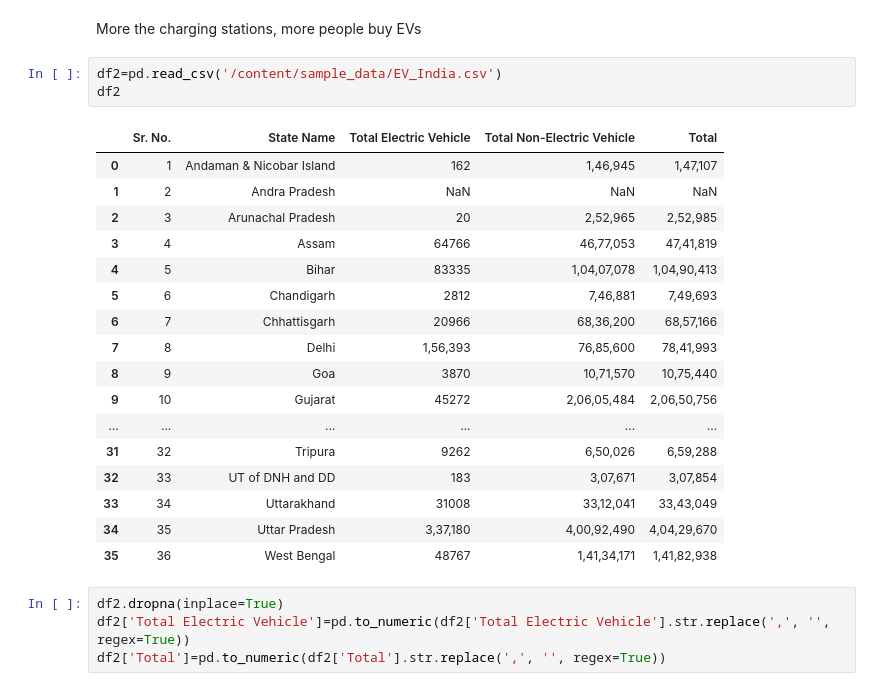
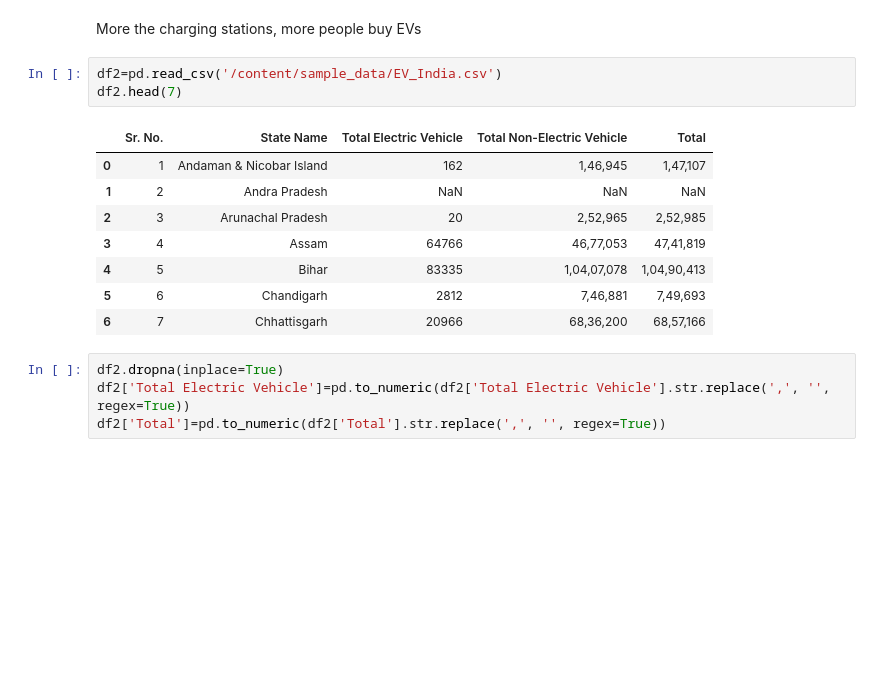
Before and after one commit to Kyouma45/Eletronic-Vehicle-Market-Segmentation, a Jupyter notebook: EV_Market_Segmentation.ipynb, the cells around one changed output. Saved outputs shown, nothing was run; the diff lists cells and outputs as text; blank space fills up the shorter version.

```diff
--- a/EV_Market_Segmentation.ipynb
+++ b/EV_Market_Segmentation.ipynb
@@ -94,25 +96,16 @@ plot.set_xticklabels(plot.get_xticklabels(), rotation=90);
 More the charging stations, more people buy EVs
 # %%
 df2=pd.read_csv('/content/sample_data/EV_India.csv')
-df2
+df2.head(7)
 # %% [output]
 |  | Sr. No. | State Name | Total Electric Vehicle | Total Non-Electric Vehicle | Total |
 | 0 | 1 | Andaman & Nicobar Island | 162 | 1,46,945 | 1,47,107 |
 | 1 | 2 | Andra Pradesh | NaN | NaN | NaN |
 | 2 | 3 | Arunachal Pradesh | 20 | 2,52,965 | 2,52,985 |
 | 3 | 4 | Assam | 64766 | 46,77,053 | 47,41,819 |
 | 4 | 5 | Bihar | 83335 | 1,04,07,078 | 1,04,90,413 |
 | 5 | 6 | Chandigarh | 2812 | 7,46,881 | 7,49,693 |
 | 6 | 7 | Chhattisgarh | 20966 | 68,36,200 | 68,57,166 |
-| 7 | 8 | Delhi | 1,56,393 | 76,85,600 | 78,41,993 |
-| 8 | 9 | Goa | 3870 | 10,71,570 | 10,75,440 |
-| 9 | 10 | Gujarat | 45272 | 2,06,05,484 | 2,06,50,756 |
-| ... | ... | ... | ... | ... | ... |
-| 31 | 32 | Tripura | 9262 | 6,50,026 | 6,59,288 |
-| 32 | 33 | UT of DNH and DD | 183 | 3,07,671 | 3,07,854 |
-| 33 | 34 | Uttarakhand | 31008 | 33,12,041 | 33,43,049 |
-| 34 | 35 | Uttar Pradesh | 3,37,180 | 4,00,92,490 | 4,04,29,670 |
-| 35 | 36 | West Bengal | 48767 | 1,41,34,171 | 1,41,82,938 |
 # %%
 df2.dropna(inplace=True)
 df2['Total Electric Vehicle']=pd.to_numeric(df2['Total Electric Vehicle'].str.replace(',', '', regex=True))
```
Also changed, not shown: parts of 30 cells of this notebook.
